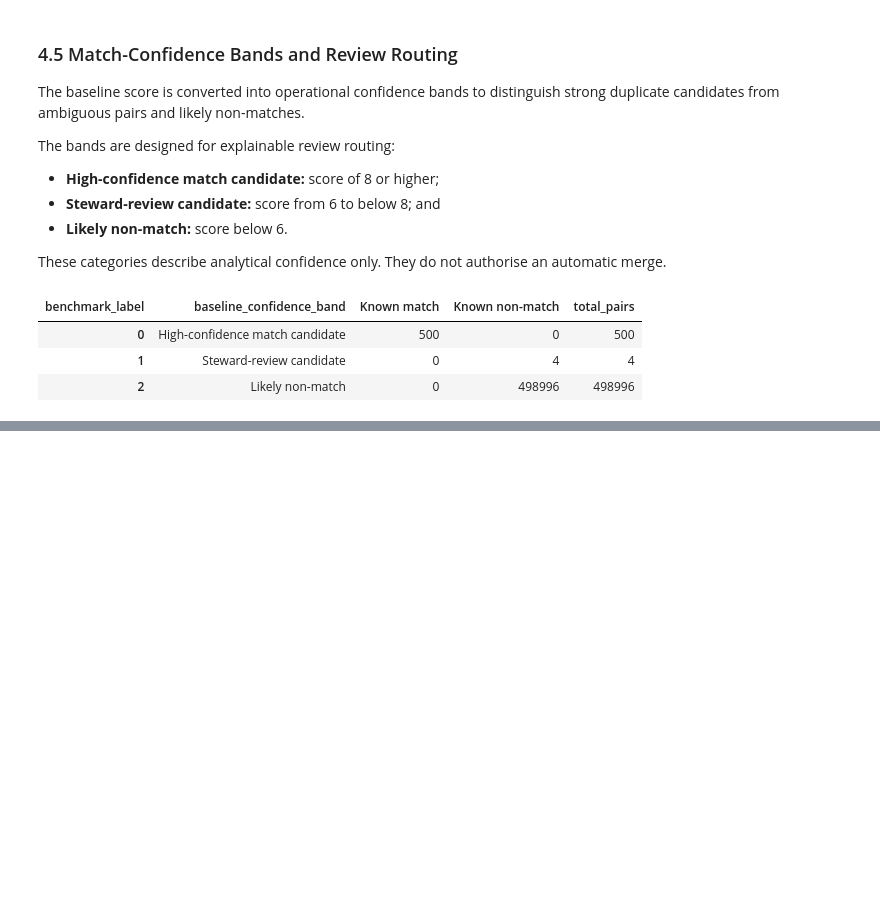
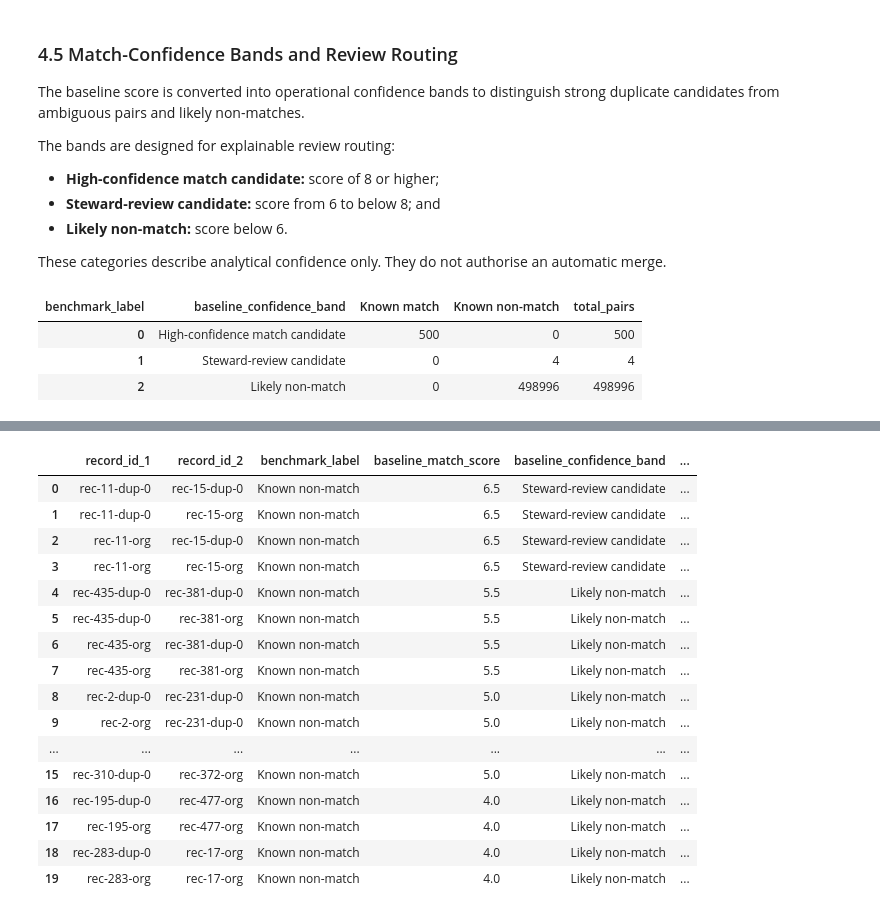
Before and after one commit to WaleBalogunK/Repository-name-entity-resolution-golden-record-lab, a Jupyter notebook: notebooks/01_data_acquisition_and_initial_audit.ipynb, the cells around one changed output, grey strips where cells are left out. Cells and saved outputs as stored; diff of their text form; code cells hidden in the pictures; blank space fills up the shorter version.

```diff
--- a/notebooks/01_data_acquisition_and_initial_audit.ipynb
+++ b/notebooks/01_data_acquisition_and_initial_audit.ipynb
@@ -4877,0 +5135,40 @@ baseline_band_summary
+# %%
+highest_scoring_known_non_matches = (
+    baseline_features[
+        ~baseline_features["is_true_match"]
+    ][boundary_review_columns]
+    .sort_values(
+        by=[
+            "baseline_match_score",
+            "record_id_1",
+            "record_id_2"
+        ],
+        ascending=[
+            False,
+            True,
+            True
+        ]
+    )
+    .head(20)
+    .reset_index(drop=True)
+)
+
+highest_scoring_known_non_matches
+# %% [output]
+|  | record_id_1 | record_id_2 | benchmark_label | baseline_match_score | baseline_confidence_band | ... |
+| 0 | rec-11-dup-0 | rec-15-dup-0 | Known non-match | 6.5 | Steward-review candidate | ... |
+| 1 | rec-11-dup-0 | rec-15-org | Known non-match | 6.5 | Steward-review candidate | ... |
+| 2 | rec-11-org | rec-15-dup-0 | Known non-match | 6.5 | Steward-review candidate | ... |
+| 3 | rec-11-org | rec-15-org | Known non-match | 6.5 | Steward-review candidate | ... |
+| 4 | rec-435-dup-0 | rec-381-dup-0 | Known non-match | 5.5 | Likely non-match | ... |
+| 5 | rec-435-dup-0 | rec-381-org | Known non-match | 5.5 | Likely non-match | ... |
+| 6 | rec-435-org | rec-381-dup-0 | Known non-match | 5.5 | Likely non-match | ... |
+| 7 | rec-435-org | rec-381-org | Known non-match | 5.5 | Likely non-match | ... |
+| 8 | rec-2-dup-0 | rec-231-dup-0 | Known non-match | 5.0 | Likely non-match | ... |
+| 9 | rec-2-org | rec-231-dup-0 | Known non-match | 5.0 | Likely non-match | ... |
+| ... | ... | ... | ... | ... | ... | ... |
+| 15 | rec-310-dup-0 | rec-372-org | Known non-match | 5.0 | Likely non-match | ... |
+| 16 | rec-195-dup-0 | rec-477-org | Known non-match | 4.0 | Likely non-match | ... |
+| 17 | rec-195-org | rec-477-org | Known non-match | 4.0 | Likely non-match | ... |
+| 18 | rec-283-dup-0 | rec-17-org | Known non-match | 4.0 | Likely non-match | ... |
+| 19 | rec-283-org | rec-17-org | Known non-match | 4.0 | Likely non-match | ... |
```
Also changed, not shown: parts of 7 cells of this notebook.
